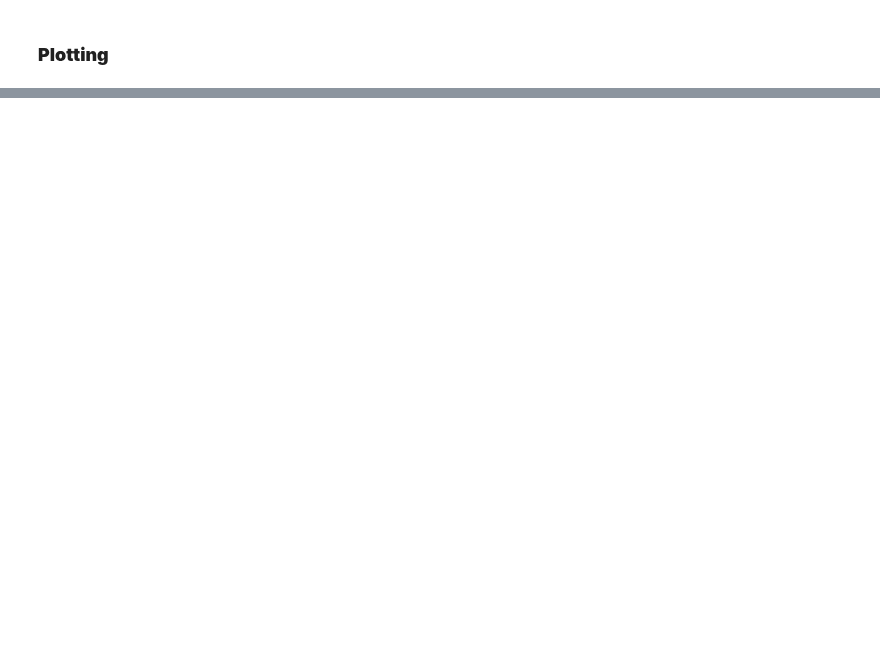
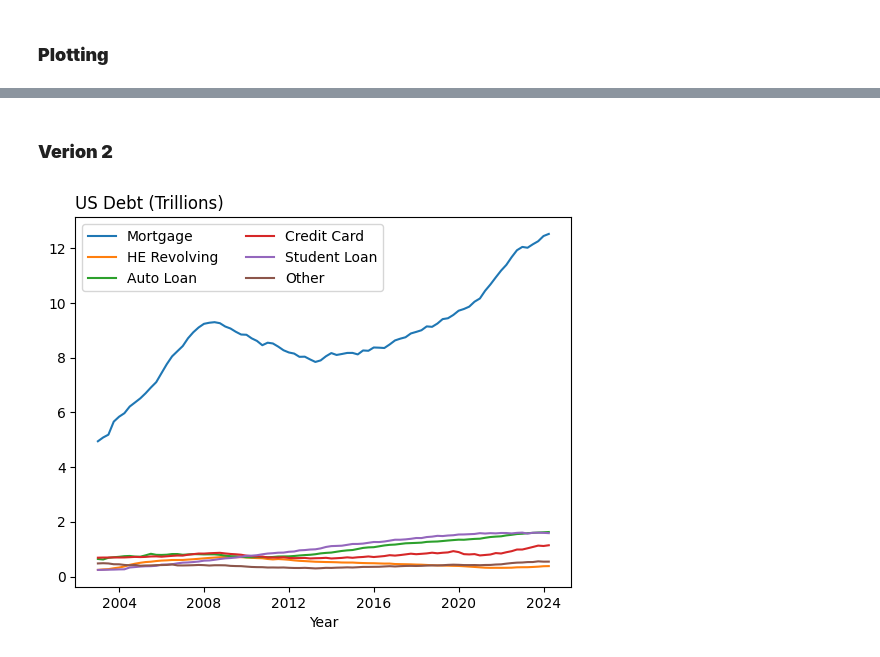
Before and after one commit to pharringtonp19/business-analytics, a Jupyter notebook: notebooks/Data_Manipulation_One.ipynb, the cells around one changed output, grey strips where cells are left out. Drawn from its saved outputs; the diff is of its cells as text; code cells hidden in the pictures; blank space fills up the shorter version.

```diff
--- a/notebooks/Data_Manipulation_One.ipynb
+++ b/notebooks/Data_Manipulation_One.ipynb
@@ -69,0 +64,12 @@ plt.show()
+# %% [markdown]
+### **Verion 2**
+# %%
+for col in df.loc[:, 'Mortgage':'Other'].columns:
+    plt.plot(df['Period'], df[col], label=col)
+
+plt.xlabel('Year')
+plt.title('US Debt (Trillions)', loc='left')
+plt.legend(loc='upper left', ncols=2)
+plt.show()
+# %% [output]
+[figure, added]
```
Also changed, not shown: parts of 15 cells of this notebook.
